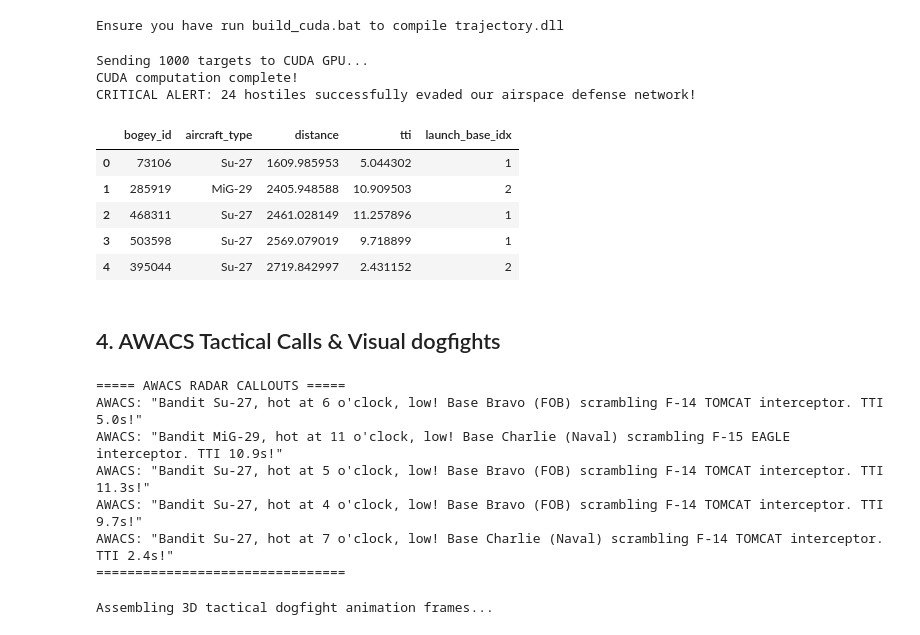
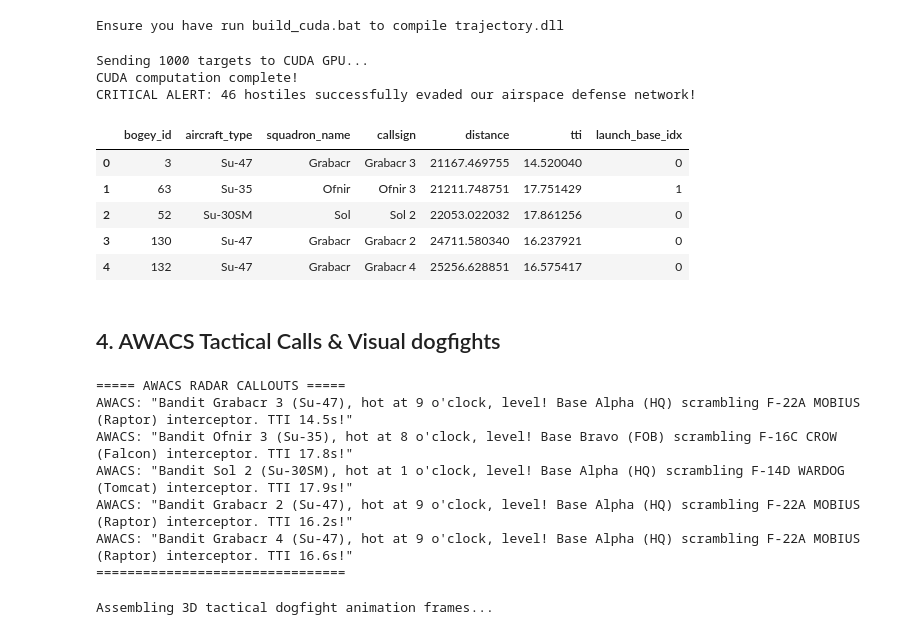
Before and after one commit to Schryzon/mpyCUDA, a Jupyter notebook: Ace-Combat-AWACS-Simulation/windows_notebook.ipynb, the cells around one changed output. Saved outputs shown, nothing was run; the diff lists cells and outputs as text; code cells hidden in the pictures.

```diff
--- a/Ace-Combat-AWACS-Simulation/windows_notebook.ipynb
+++ b/Ace-Combat-AWACS-Simulation/windows_notebook.ipynb
@@ -44,13 +45,7 @@ from pyspark.ml.feature import VectorAssembler
 from pyspark.ml.classification import RandomForestClassifier
 from pyspark.ml.evaluation import MulticlassClassificationEvaluator
 
-spark = SparkSession.builder \
-    .appName("AWACS_Threat_Scoring") \
-    .config("spark.driver.memory", "4g") \
-    .config("spark.driver.host", "127.0.0.1") \
-    .config("spark.driver.bindAddress", "127.0.0.1") \
-    .config("spark.local.dir", "C:/Windows/Temp") \
-    .getOrCreate()
+spark = SparkSession.builder     .appName("AWACS_Threat_Scoring")     .config("spark.driver.memory", "4g")     .config("spark.driver.host", "127.0.0.1")     .config("spark.driver.bindAddress", "127.0.0.1")     .config("spark.local.dir", "C:/Windows/Temp")     .getOrCreate()
 
 print("Spark Session created successfully.")
 # %% [output]
@@ -120,10 +115,19 @@ Model Accuracy (boosted by IFF + Closest Base tracking): 84.25%
 # %%
 # Filter critical threats (Prediction == 3 and Hostile IFF == 0)
-# We make sure the SAM network and scramble fighter squads ONLY engage actual enemies!
+# We prioritize verified elite enemy squadrons (Grabacr, Strigon, Sol, Yellow, Gelb, Ofnir)
+# over standard unnamed threats to ensure our AWACS scrambles target high-value bandits first,
+# then we order by distance to our bases!
+from pyspark.sql.functions import desc
+
 critical_df = predictions.filter((col("prediction") == 3.0) & (col("iff_status") == 0))
-top_threats = critical_df.orderBy("distance").limit(1000).toPandas()
+
+# We order by whether the bogey belongs to an elite squadron first (descending), then by proximity!
+top_threats = critical_df.orderBy(
+    when(col("squadron_name") != "None", 1).otherwise(0).desc(),
+    "distance"
+).limit(1000).toPandas()
 
 print(f"Found {len(top_threats)} critical targets.")
-top_threats[['bogey_id', 'aircraft_type', 'distance', 'velocity', 'threat_label']].head()
+top_threats[['bogey_id', 'aircraft_type', 'squadron_name', 'callsign', 'distance', 'velocity', 'threat_label']].head()
 # %% [output]
 Found 1000 critical targets.
@@ -188,41 +192,41 @@ lib.calculate_interception(
     num_targets,
     x_arr.ctypes.data_as(ctypes.POINTER(ctypes.c_float)),
     y_arr.ctypes.data_as(ctypes.POINTER(ctypes.c_float)),
     z_arr.ctypes.data_as(ctypes.POINTER(ctypes.c_float)),
     v_arr.ctypes.data_as(ctypes.POINTER(ctypes.c_float)),
     h_arr.ctypes.data_as(ctypes.POINTER(ctypes.c_float)),
     type_id_arr.ctypes.data_as(ctypes.POINTER(ctypes.c_int)),
     num_bases,
     base_x_arr.ctypes.data_as(ctypes.POINTER(ctypes.c_float)),
     base_y_arr.ctypes.data_as(ctypes.POINTER(ctypes.c_float)),
     base_z_arr.ctypes.data_as(ctypes.POINTER(ctypes.c_float)),
     tti.ctypes.data_as(ctypes.POINTER(ctypes.c_float)),
     int_x.ctypes.data_as(ctypes.POINTER(ctypes.c_float)),
     int_y.ctypes.data_as(ctypes.POINTER(ctypes.c_float)),
     int_z.ctypes.data_as(ctypes.POINTER(ctypes.c_float)),
     launch_base_idx.ctypes.data_as(ctypes.POINTER(ctypes.c_int)),
     ctypes.byref(evasions)
 )
 
 top_threats['tti'] = tti
 top_threats['int_x'] = int_x
 top_threats['int_y'] = int_y
 top_threats['int_z'] = int_z
 top_threats['launch_base_idx'] = launch_base_idx
 
 print("CUDA computation complete!")
 print(f"CRITICAL ALERT: {evasions.value} hostiles successfully evaded our airspace defense network!")
-top_threats[['bogey_id', 'aircraft_type', 'distance', 'tti', 'launch_base_idx']].head()
+top_threats[['bogey_id', 'aircraft_type', 'squadron_name', 'callsign', 'distance', 'tti', 'launch_base_idx']].head()
 # %% [output]
 Sending 1000 targets to CUDA GPU...
 CUDA computation complete!
-CRITICAL ALERT: 24 hostiles successfully evaded our airspace defense network!
+CRITICAL ALERT: 46 hostiles successfully evaded our airspace defense network!
-|  | bogey_id | aircraft_type | distance | tti | launch_base_idx |
-| 0 | 73106 | Su-27 | 1609.985953 | 5.044302 | 1 |
-| 1 | 285919 | MiG-29 | 2405.948588 | 10.909503 | 2 |
-| 2 | 468311 | Su-27 | 2461.028149 | 11.257896 | 1 |
-| 3 | 503598 | Su-27 | 2569.079019 | 9.718899 | 1 |
-| 4 | 395044 | Su-27 | 2719.842997 | 2.431152 | 2 |
+|  | bogey_id | aircraft_type | squadron_name | callsign | distance | tti | launch_base_idx |
+| 0 | 3 | Su-47 | Grabacr | Grabacr 3 | 21167.469755 | 14.520040 | 0 |
+| 1 | 63 | Su-35 | Ofnir | Ofnir 3 | 21211.748751 | 17.751429 | 1 |
+| 2 | 52 | Su-30SM | Sol | Sol 2 | 22053.022032 | 17.861256 | 0 |
+| 3 | 130 | Su-47 | Grabacr | Grabacr 2 | 24711.580340 | 16.237921 | 0 |
+| 4 | 132 | Su-47 | Grabacr | Grabacr 4 | 25256.628851 | 16.575417 | 0 |
 # %% [markdown]
 ## 4. AWACS Tactical Calls & Visual dogfights
 # %%
@@ -233,7 +237,7 @@ import math
 def get_clock_position(x, y, bx, by):
     dx, dy = x - bx, y - by
     angle_rad = math.atan2(dx, dy)
-    angle_deg = (math.degrees(angle_rad) + 360) % 360
+    angle_deg = (90.0 - math.degrees(angle_rad) + 360.0) % 360.0
     clock = int(round(angle_deg / 30.0))
     if clock == 0: clock = 12
     return clock
@@ -244,6 +248,16 @@ def get_elevation(z):
     else: return "level"
 
 base_names = {0: "Alpha (HQ)", 1: "Bravo (FOB)", 2: "Charlie (Naval)"}
+
+matchup_dict = {
+    0: "F-15 EAGLE",
+    1: "F-14 TOMCAT",
+    9: "F-22A MOBIUS (Raptor)",
+    10: "F-15C GALM (Eagle)",
+    11: "F-15E GARUDA (Strike Eagle)",
+    12: "F-14D WARDOG (Tomcat)",
+    13: "F-16C CROW (Falcon)"
+}
 
 print("\n===== AWACS RADAR CALLOUTS =====")
 for i, row in top_threats.head(5).iterrows():
@@ -264,19 +278,21 @@ for i, row in top_threats.head(5).iterrows():
     clock = get_clock_position(row['x'], row['y'], bx, by)
     elevation = get_elevation(row['altitude'])
 
+    callsign_str = f"{row['callsign']} ({row['aircraft_type']})" if row['squadron_name'] != 'None' else row['aircraft_type']
+
     if row['tti'] > 0:
-        matchup = "F-15 EAGLE" if row['aircraft_type_id'] == 0 else "F-14 TOMCAT"
-        print(f"AWACS: \"Bandit {row['aircraft_type']}, hot at {clock} o'clock, {elevation}! Base {b_name} scrambling {matchup} interceptor. TTI {row['tti']:.1f}s!\"")
+        matchup = matchup_dict.get(row['aircraft_type_id'], "SAM MISSILE")
+        print(f"AWACS: \"Bandit {callsign_str}, hot at {clock} o'clock, {elevation}! Base {b_name} scrambling {matchup} interceptor. TTI {row['tti']:.1f}s!\"")
     else:
-        print(f"AWACS: \"WARNING! High-speed Bandit {row['aircraft_type']}, {clock} o'clock, {elevation} relative to Base {b_name} has breached intercept envelope!\"")
+        print(f"AWACS: \"WARNING! High-speed Bandit {callsign_str}, {clock} o'clock, {elevation} relative to Base {b_name} has breached intercept envelope!\"")
 print("================================\n")
 # %% [output]
 ===== AWACS RADAR CALLOUTS =====
-AWACS: "Bandit Su-27, hot at 6 o'clock, low! Base Bravo (FOB) scrambling F-14 TOMCAT interceptor. TTI 5.0s!"
-AWACS: "Bandit MiG-29, hot at 11 o'clock, low! Base Charlie (Naval) scrambling F-15 EAGLE interceptor. TTI 10.9s!"
-AWACS: "Bandit Su-27, hot at 5 o'clock, low! Base Bravo (FOB) scrambling F-14 TOMCAT interceptor. TTI 11.3s!"
-AWACS: "Bandit Su-27, hot at 4 o'clock, low! Base Bravo (FOB) scrambling F-14 TOMCAT interceptor. TTI 9.7s!"
-AWACS: "Bandit Su-27, hot at 7 o'clock, low! Base Charlie (Naval) scrambling F-14 TOMCAT interceptor. TTI 2.4s!"
+AWACS: "Bandit Grabacr 3 (Su-47), hot at 9 o'clock, level! Base Alpha (HQ) scrambling F-22A MOBIUS (Raptor) interceptor. TTI 14.5s!"
+AWACS: "Bandit Ofnir 3 (Su-35), hot at 8 o'clock, level! Base Bravo (FOB) scrambling F-16C CROW (Falcon) interceptor. TTI 17.8s!"
+AWACS: "Bandit Sol 2 (Su-30SM), hot at 1 o'clock, level! Base Alpha (HQ) scrambling F-14D WARDOG (Tomcat) interceptor. TTI 17.9s!"
+AWACS: "Bandit Grabacr 2 (Su-47), hot at 9 o'clock, level! Base Alpha (HQ) scrambling F-22A MOBIUS (Raptor) interceptor. TTI 16.2s!"
+AWACS: "Bandit Grabacr 4 (Su-47), hot at 9 o'clock, level! Base Alpha (HQ) scrambling F-22A MOBIUS (Raptor) interceptor. TTI 16.6s!"
 ================================
 # %%
 # Interactive 3D Animated Tactical Map with Plotly
```
Also changed, not shown: parts of 4 cells of this notebook, 7 other files.
